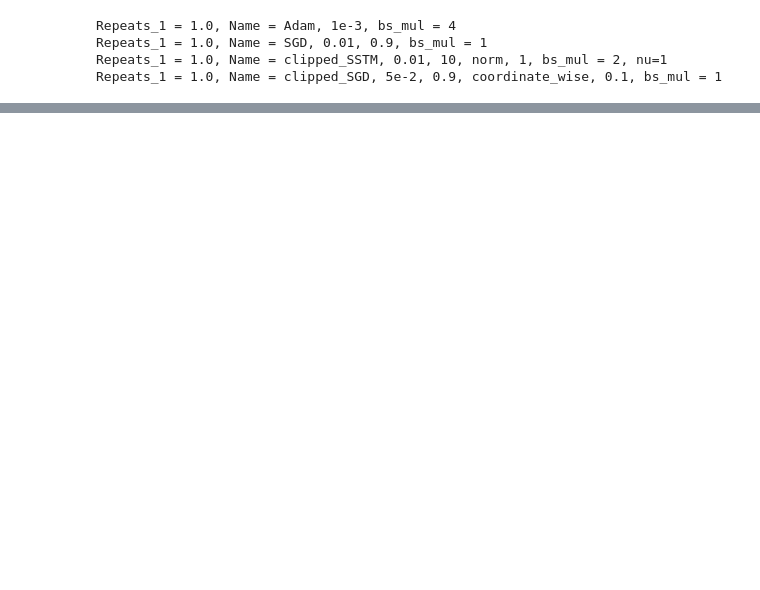
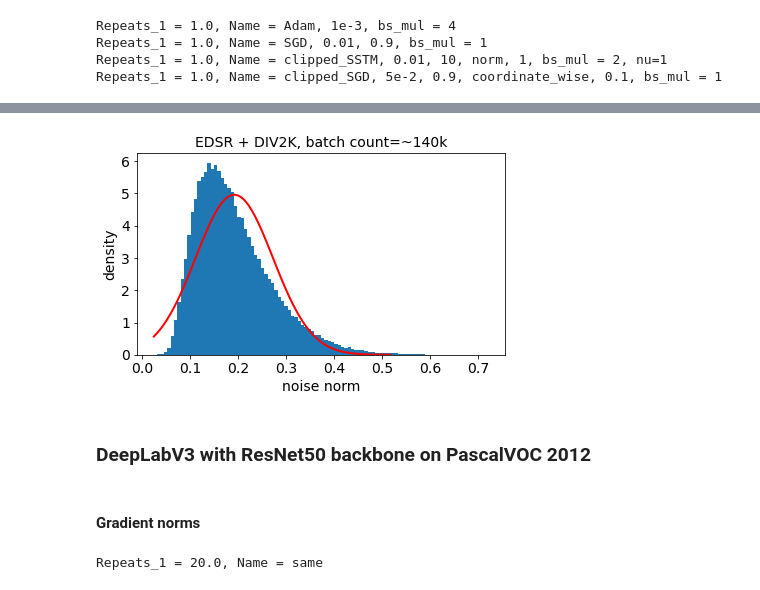
Before and after one commit to ClippedStochasticMethods/clipped-SSTM, a Jupyter notebook: graphs.ipynb, the cells around one changed output, grey strips where cells are left out. Drawn from its saved outputs; the diff is of its cells as text; code cells hidden in the pictures; blank space fills up the shorter version.

```diff
--- a/graphs.ipynb
+++ b/graphs.ipynb
@@ -858,0 +945,6 @@ plt.show()
+# %%
+hists_names_list = [
+    "edsr_2021-06-16_00_13_30_train_hist"
+]
+
+hist = hist_from_json(load_hist_jsons(hists_names_list))
@@ -858,0 +964,31 @@ plt.show()
+# %%
+fig = plt.figure(figsize=(6,4))
+gs = GridSpec(1,1, figure=fig)
+ax = fig.add_subplot(gs[0,0])
+
+display.clear_output(wait=True)
+
+# grouped_hist_for_distrs = [grouped_hist[0], grouped_hist[1], grouped_hist[3]]
+
+draw_norm_hists_for_one_model(
+    ax, grouped_hist,
+    title="EDSR + DIV2K", y_label="density", x_label="noise norm",
+    bins_n=100, draw_normal=True, number=0, grid=False,
+    add_batch_count=True, round_batch_count=True,
+    title_fontsize=title_fontsize, xy_label_fontsize=xy_label_fontsize
+)
+
+gs.tight_layout(fig)
+
+PATH = './graphs/EDSR_norm_diffs_start.pdf'
+
+plt.savefig(PATH, format='pdf')
+
+plt.draw()
+plt.show()
+# %% [output]
+[figure, added]
+# %% [markdown]
+### DeepLabV3 with ResNet50 backbone on PascalVOC 2012
+# %% [markdown]
+#### Gradient norms
@@ -858,0 +1003,13 @@ plt.show()
+# %%
+for h in hist:
+    h["name"] = "same"
+
+grouped_hist = group_uniques_full(
+    hist,
+    ["train_loss"],
+#     ["train_loss", "train_acc_top_1"],
+    verbose=True,
+    group_norm_diffs=True
+)
+# %% [output]
+Repeats_1 = 20.0, Name = same
```
Also changed, not shown: parts of 46 cells of this notebook.
